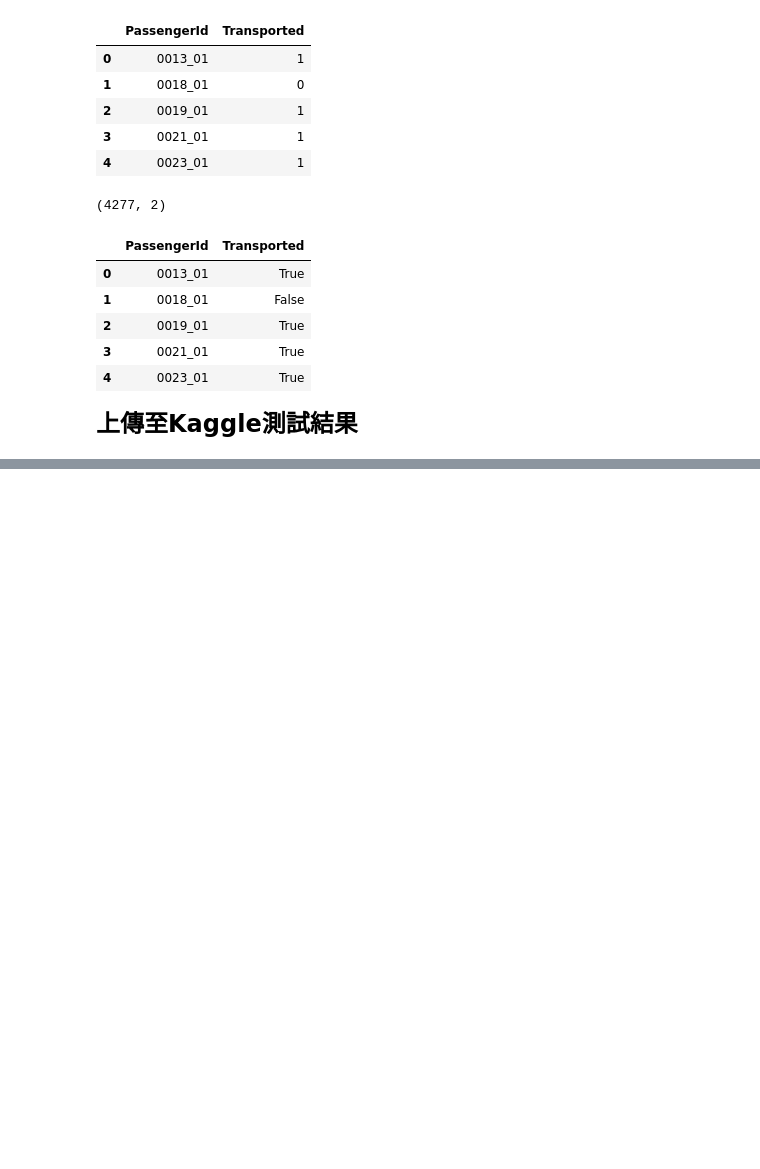
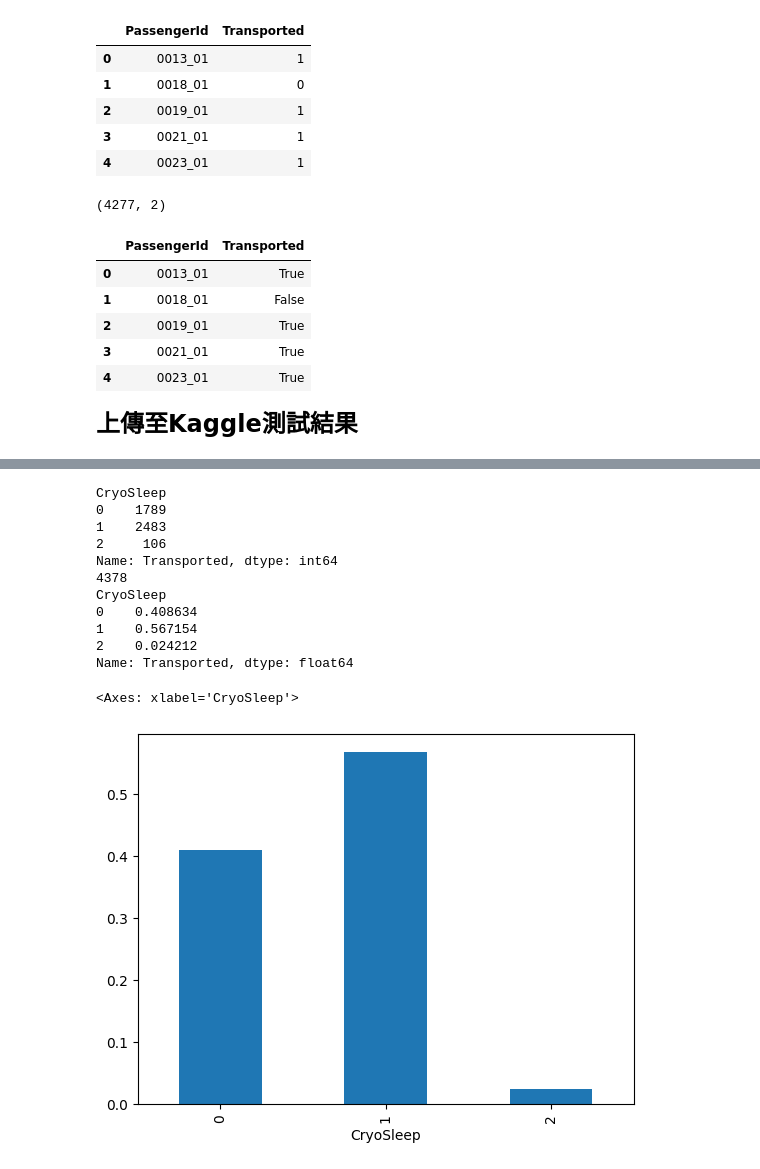
Before and after one commit to Aerofe/ML, a Jupyter notebook: ML-Midterm/main.ipynb, the cells around one changed output, grey strips where cells are left out. Saved outputs shown, nothing was run; the diff lists cells and outputs as text; code cells hidden in the pictures; blank space fills up the shorter version.

```diff
--- a/ML-Midterm/main.ipynb
+++ b/ML-Midterm/main.ipynb
@@ -691,0 +712,21 @@ sub.to_csv('submission.csv',index=False)
+# %%
+CS = train_data.groupby('CryoSleep').Transported.sum()
+TS_CS = train_data.Transported.sum()
+print(CS)
+print(TS_CS)
+print(CS/TS_CS)
+(CS/TS_CS).plot(kind='bar')
+# %% [output]
+CryoSleep
+0    1789
+1    2483
+2     106
+Name: Transported, dtype: int64
+4378
+CryoSleep
+0    0.408634
+1    0.567154
+2    0.024212
+Name: Transported, dtype: float64
+<Axes: xlabel='CryoSleep'>
+[figure, added]
```
Also changed, not shown: parts of 32 cells of this notebook.
